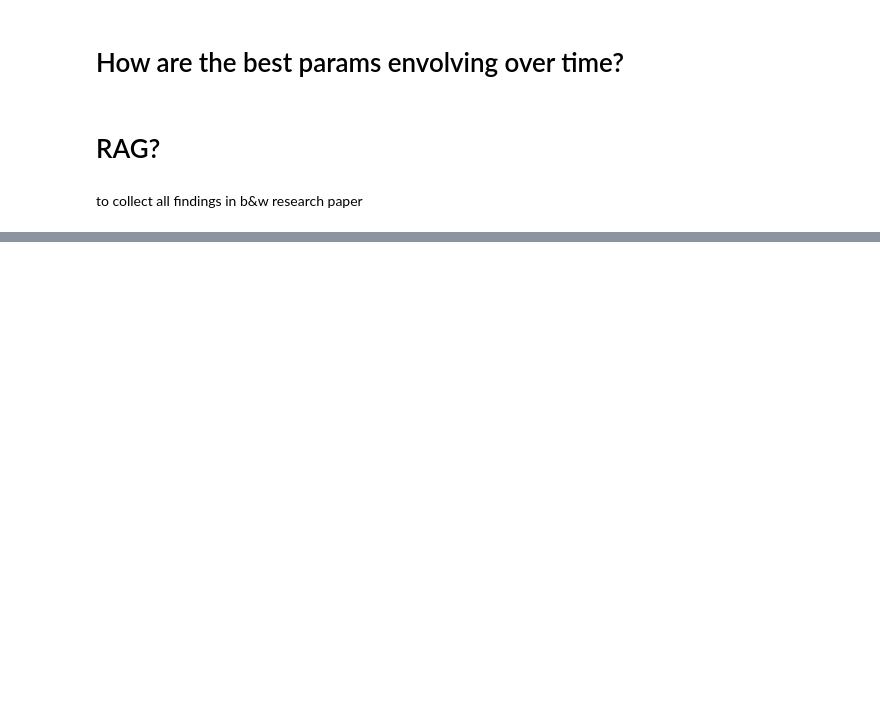
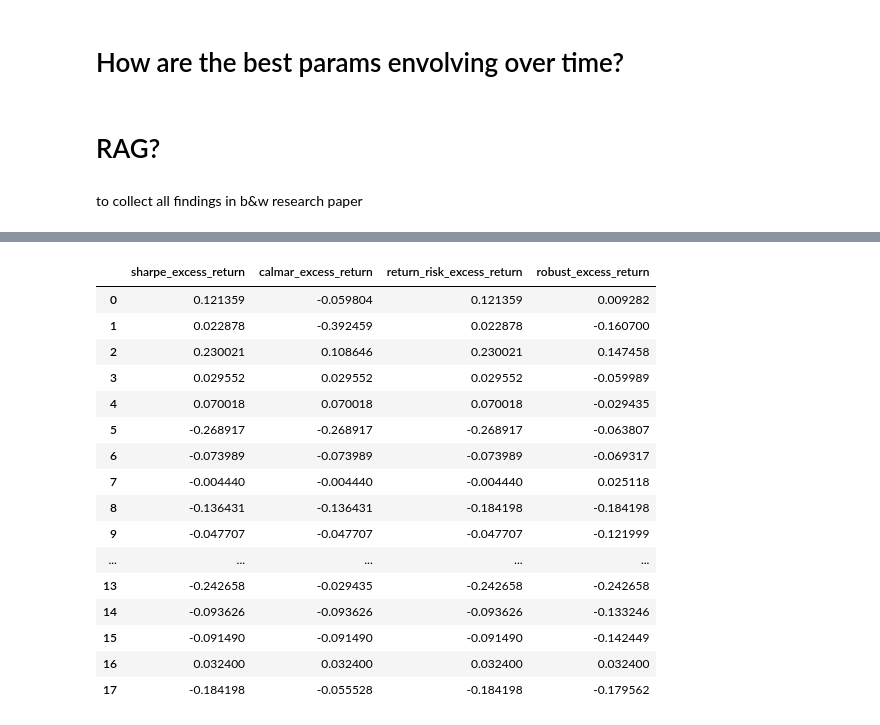
Before and after one commit to iNANOV/MPF_Dev, a Jupyter notebook: notebooks/research.ipynb, the cells around one changed output, grey strips where cells are left out. Cells and saved outputs as stored; diff of their text form; code cells hidden in the pictures; blank space fills up the shorter version.

```diff
--- a/notebooks/research.ipynb
+++ b/notebooks/research.ipynb
@@ -97,0 +120,21 @@ to collect all findings in b&w research paper
+# %%
+return_cols = df.filter(like="excess_return")
+return_cols
+# %% [output]
+|  | sharpe_excess_return | calmar_excess_return | return_risk_excess_return | robust_excess_return |
+| 0 | 0.121359 | -0.059804 | 0.121359 | 0.009282 |
+| 1 | 0.022878 | -0.392459 | 0.022878 | -0.160700 |
+| 2 | 0.230021 | 0.108646 | 0.230021 | 0.147458 |
+| 3 | 0.029552 | 0.029552 | 0.029552 | -0.059989 |
+| 4 | 0.070018 | 0.070018 | 0.070018 | -0.029435 |
+| 5 | -0.268917 | -0.268917 | -0.268917 | -0.063807 |
+| 6 | -0.073989 | -0.073989 | -0.073989 | -0.069317 |
+| 7 | -0.004440 | -0.004440 | -0.004440 | 0.025118 |
+| 8 | -0.136431 | -0.136431 | -0.184198 | -0.184198 |
+| 9 | -0.047707 | -0.047707 | -0.047707 | -0.121999 |
+| ... | ... | ... | ... | ... |
+| 13 | -0.242658 | -0.029435 | -0.242658 | -0.242658 |
+| 14 | -0.093626 | -0.093626 | -0.093626 | -0.133246 |
+| 15 | -0.091490 | -0.091490 | -0.091490 | -0.142449 |
+| 16 | 0.032400 | 0.032400 | 0.032400 | 0.032400 |
+| 17 | -0.184198 | -0.055528 | -0.184198 | -0.179562 |
```
Also changed, not shown: parts of 5 cells of this notebook, 4 other files.
